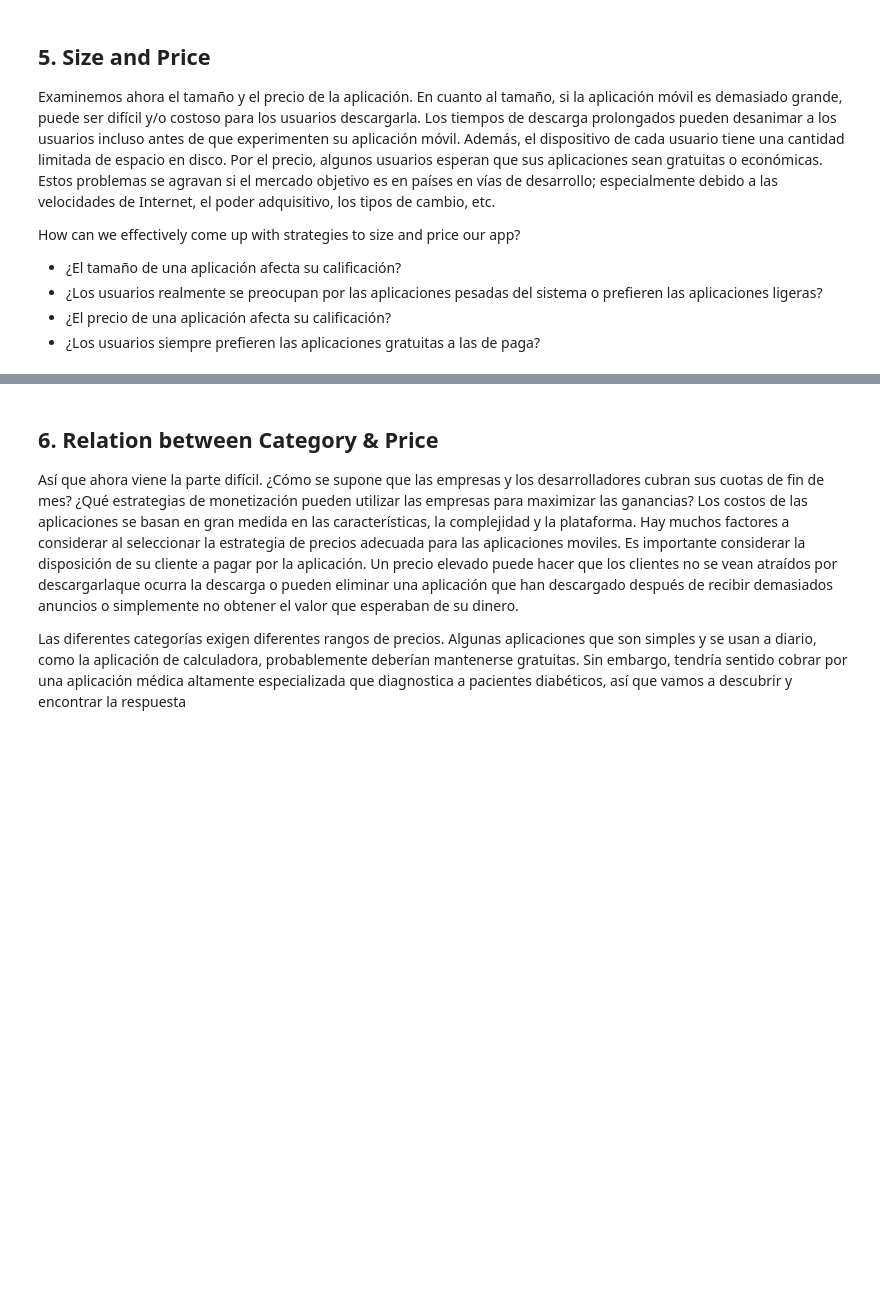
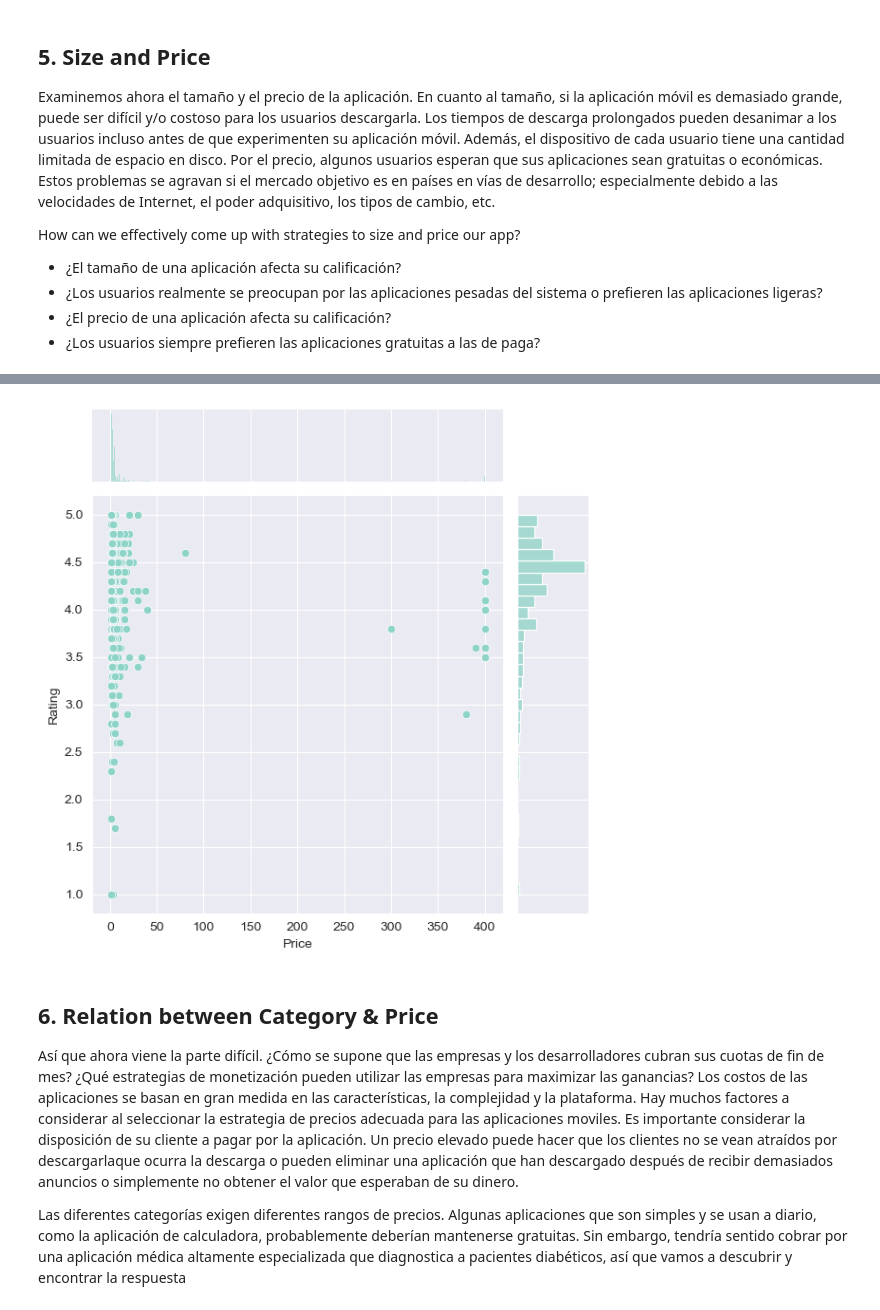
Before and after one commit to julihocc/ebac-cientifico-datos, a Jupyter notebook: Proyecto 1.1/Python.ipynb, the cells around one changed output, grey strips where cells are left out. Saved outputs shown, nothing was run; the diff lists cells and outputs as text; code cells hidden in the pictures; blank space fills up the shorter version.

```diff
--- a/Proyecto 1.1/Python.ipynb
+++ b/Proyecto 1.1/Python.ipynb
@@ -116,0 +273,6 @@ plt.show()
+# %%
+
+
+# Selecciona las apps de paga 'Type' = 'Paid'
+paid_apps = apps_with_size_and_rating_present[apps_with_size_and_rating_present['Type'] == 'Paid']
+paid_apps.info()
@@ -117,3 +300,10 @@ plt.show()
+# %%
+
+# Grafica price vs. rating de las paplicaciones de paga
+plt2 = sns.jointplot(x = paid_apps['Price'], y = paid_apps['Rating'])
+plt.show()
+# %% [output]
+[figure, added]
 # %% [markdown]
 ## 6. Relation between Category & Price
 <p>Así que ahora viene la parte difícil. ¿Cómo se supone que las empresas y los desarrolladores cubran sus cuotas de fin de mes? ¿Qué estrategias de monetización pueden utilizar las empresas para maximizar las ganancias? Los costos de las aplicaciones se basan en gran medida en las características, la complejidad y la plataforma. Hay muchos factores a considerar al seleccionar la estrategia de precios adecuada para las aplicaciones moviles. Es importante considerar la disposición de su cliente a pagar por la aplicación. Un precio elevado puede hacer que los clientes no se vean atraídos por descargarlaque ocurra la descarga o pueden eliminar una aplicación que han descargado después de recibir demasiados anuncios o simplemente no obtener el valor que esperaban de su dinero.</p>
```
Also changed, not shown: parts of 28 cells of this notebook.
